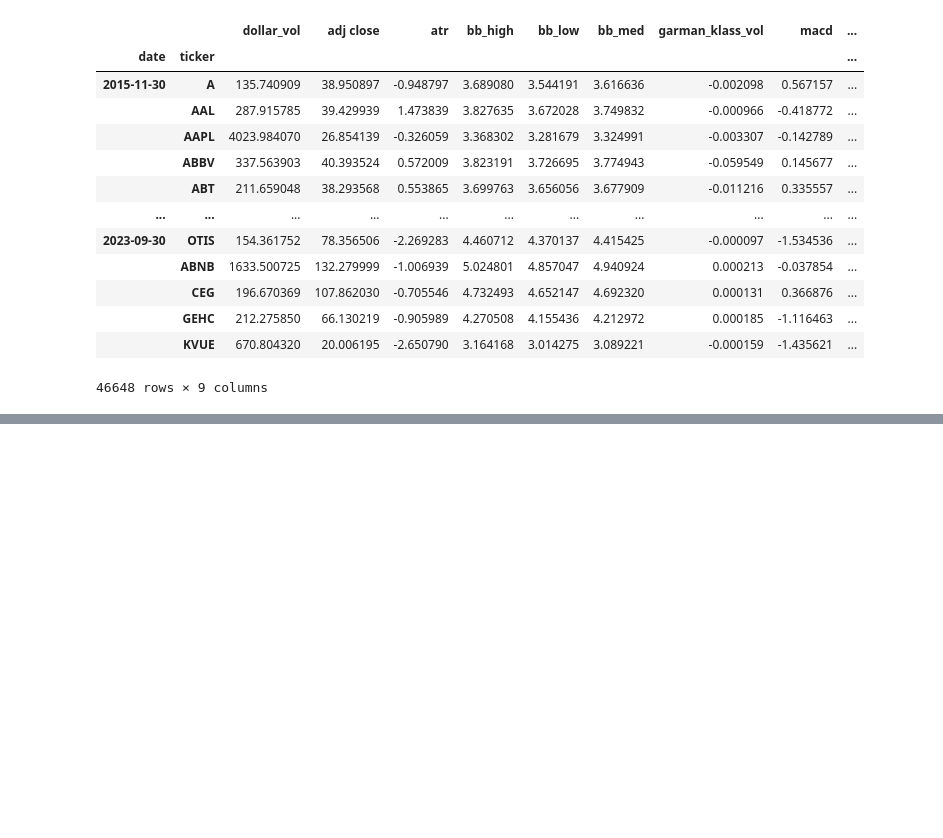
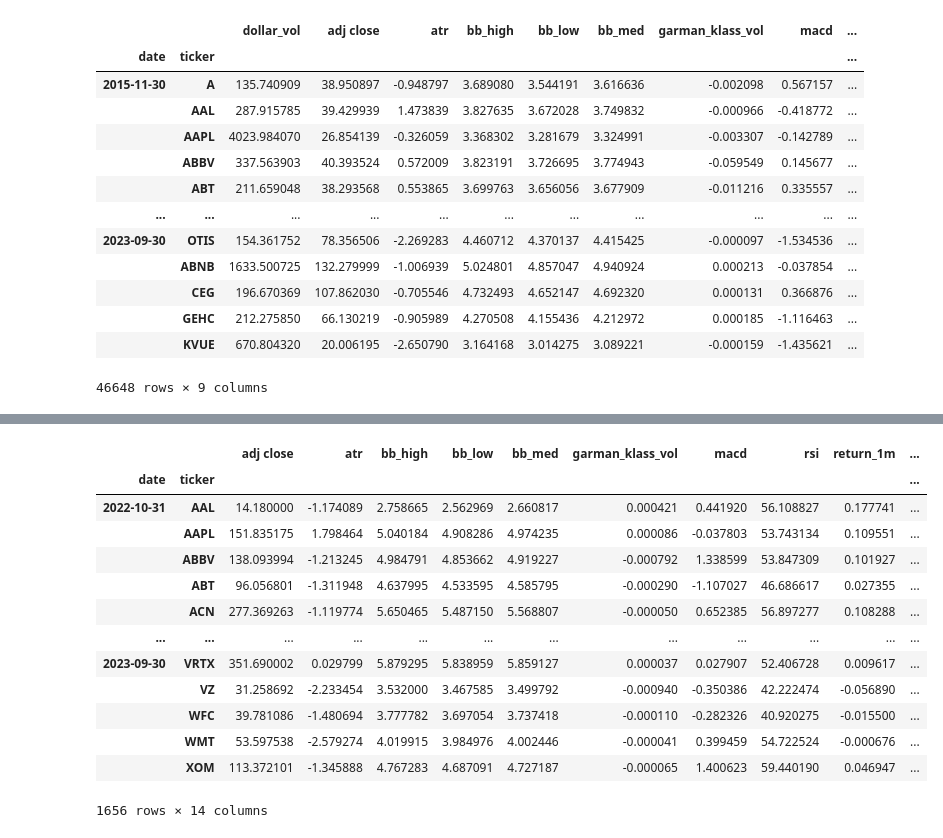
Before and after one commit to kylekmcleod/Algoirthmic-Trading-Learning, a Jupyter notebook: notebooks/Algorithmic Trading.ipynb, the cells around one changed output, grey strips where cells are left out. Saved outputs shown, nothing was run; the diff lists cells and outputs as text; code cells hidden in the pictures; blank space fills up the shorter version.

Commit message:
Calculate returns function monthly

```diff
--- a/notebooks/Algorithmic Trading.ipynb
+++ b/notebooks/Algorithmic Trading.ipynb
@@ -155,0 +139,11 @@ data['dollar_vol'].unstack('ticker').rolling(5*12).mean().stack()
+# %%
+# Rolling average 5 year
+data['dollar_vol'] = (data['dollar_vol'].unstack('ticker').rolling(5*12).mean().stack())
+
+# Rank the stocks by dollar volume
+data['dollar_vol_rank'] = (data.groupby('date')['dollar_vol'].rank(ascending=False))
+
+# Keep only the top 150 stocks by dollar volume
+data = data[data['dollar_vol_rank']<150].drop(['dollar_vol', 'dollar_vol_rank'], axis=1)
+
+data
@@ -155,0 +165,25 @@ data['dollar_vol'].unstack('ticker').rolling(5*12).mean().stack()
+# %%
+def calculate_returns(df):
+    outlier_cutoff = 0.005
+    lags = [1,2,3,6,9,12]
+
+    for lag in lags:
+        df[f'return_{lag}m'] = df['adj close'].pct_change(lag).pipe(lambda x: x.clip(lower = x.quantile(outlier_cutoff), upper = x.quantile(1-outlier_cutoff))).add(1).pow(1/lag).sub(1)
+    return df
+data = data.groupby(level = 1, group_keys = False).apply(calculate_returns).dropna()
+data
+# %% [output]
+|  |  | adj close | atr | bb_high | bb_low | bb_med | garman_klass_vol | macd | rsi | return_1m | ... |
+| date | ticker |  |  |  |  |  |  |  |  |  | ... |
+| 2022-10-31 | AAL | 14.180000 | -1.174089 | 2.758665 | 2.562969 | 2.660817 | 0.000421 | 0.441920 | 56.108827 | 0.177741 | ... |
+|  | AAPL | 151.835175 | 1.798464 | 5.040184 | 4.908286 | 4.974235 | 0.000086 | -0.037803 | 53.743134 | 0.109551 | ... |
+|  | ABBV | 138.093994 | -1.213245 | 4.984791 | 4.853662 | 4.919227 | -0.000792 | 1.338599 | 53.847309 | 0.101927 | ... |
+|  | ABT | 96.056801 | -1.311948 | 4.637995 | 4.533595 | 4.585795 | -0.000290 | -1.107027 | 46.686617 | 0.027355 | ... |
+|  | ACN | 277.369263 | -1.119774 | 5.650465 | 5.487150 | 5.568807 | -0.000050 | 0.652385 | 56.897277 | 0.108288 | ... |
+| ... | ... | ... | ... | ... | ... | ... | ... | ... | ... | ... | ... |
+| 2023-09-30 | VRTX | 351.690002 | 0.029799 | 5.879295 | 5.838959 | 5.859127 | 0.000037 | 0.027907 | 52.406728 | 0.009617 | ... |
+|  | VZ | 31.258692 | -2.233454 | 3.532000 | 3.467585 | 3.499792 | -0.000940 | -0.350386 | 42.222474 | -0.056890 | ... |
+|  | WFC | 39.781086 | -1.480694 | 3.777782 | 3.697054 | 3.737418 | -0.000110 | -0.282326 | 40.920275 | -0.015500 | ... |
+|  | WMT | 53.597538 | -2.579274 | 4.019915 | 3.984976 | 4.002446 | -0.000041 | 0.399459 | 54.722524 | -0.000676 | ... |
+|  | XOM | 113.372101 | -1.345888 | 4.767283 | 4.687091 | 4.727187 | -0.000065 | 1.400623 | 59.440190 | 0.046947 | ... |
+1656 rows × 14 columns
```
Also changed, not shown: parts of 2 cells of this notebook.
